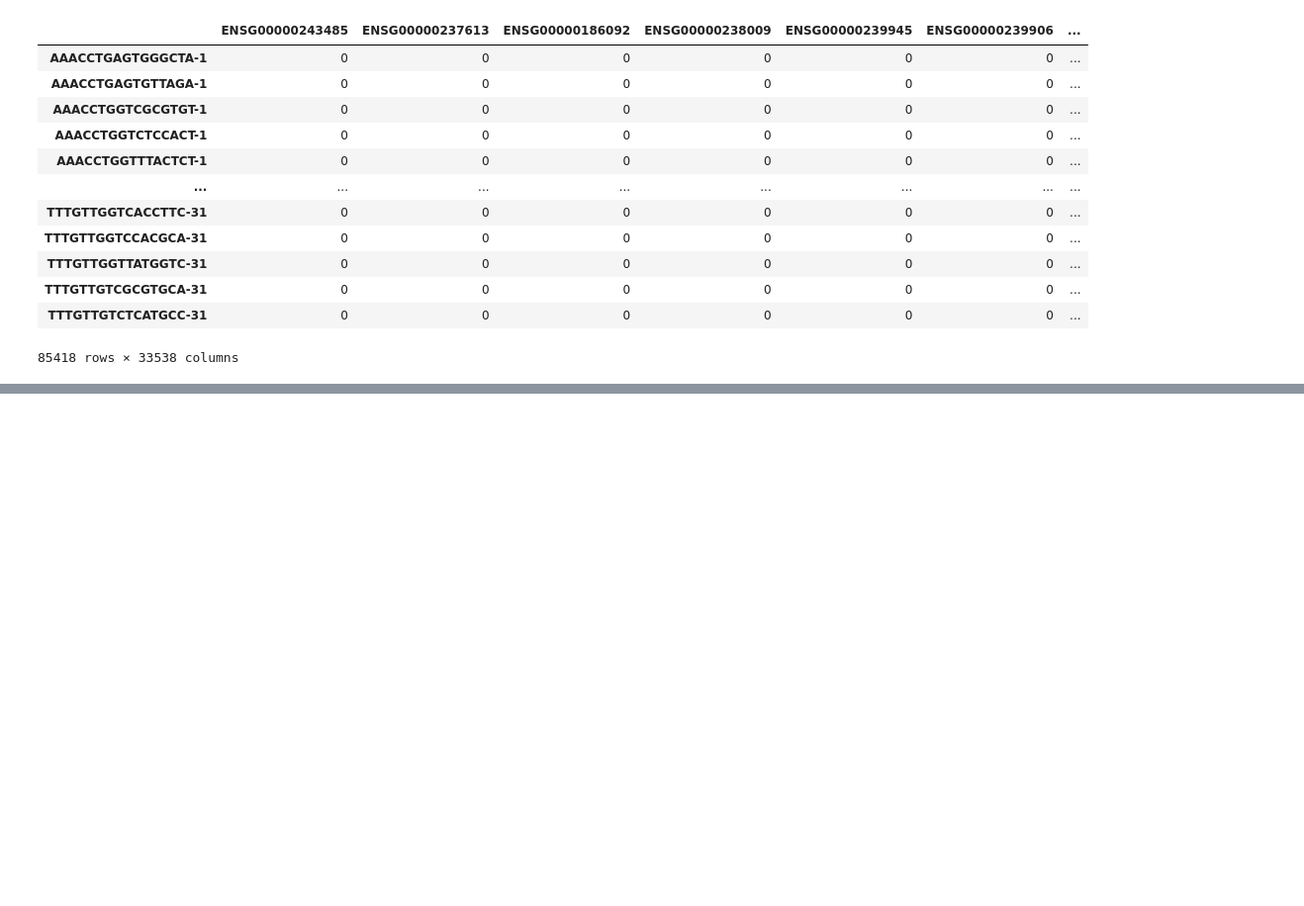
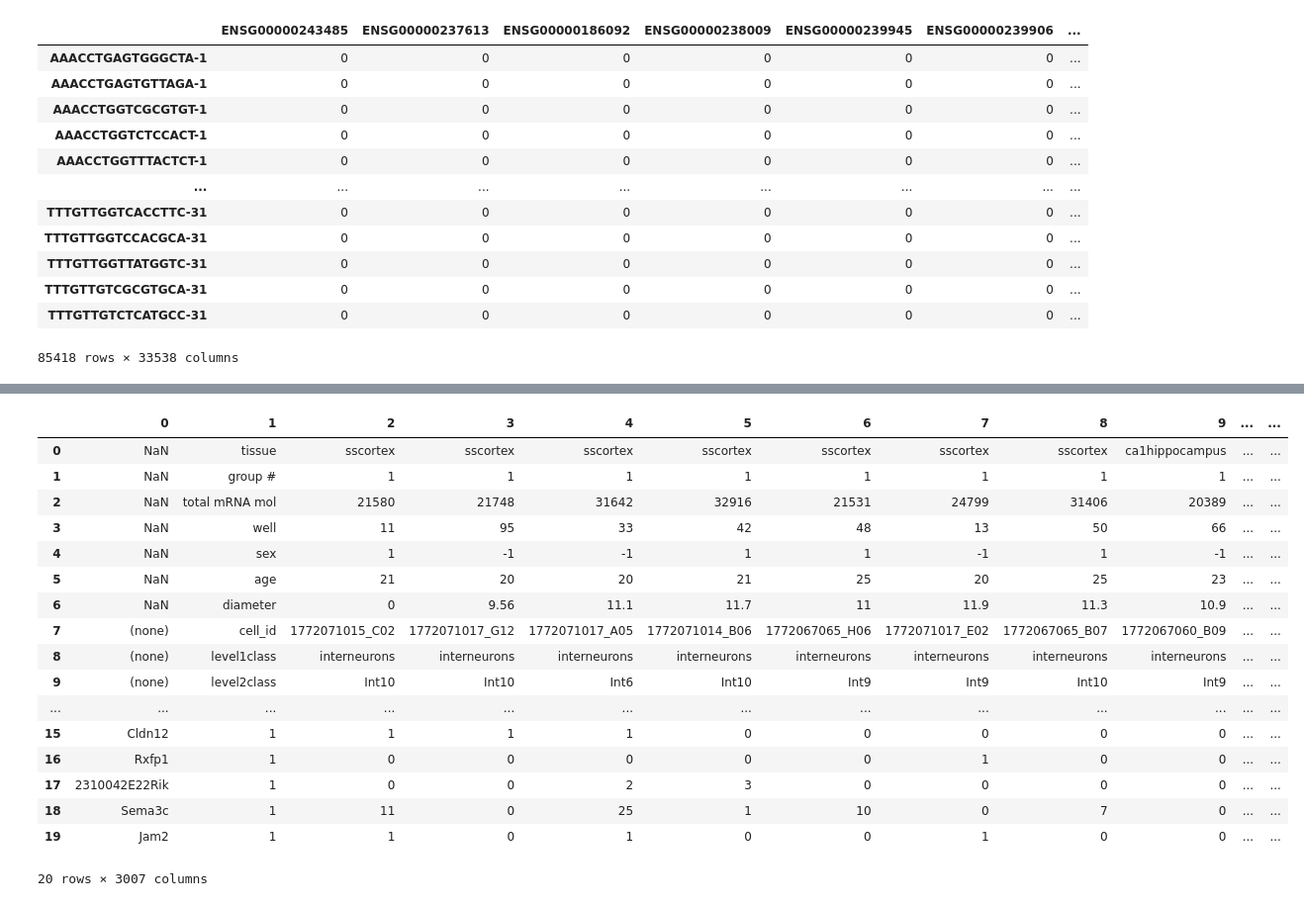
Before and after one commit to Neermita18/Spatial_gene_enhancement_bio_intern, a Jupyter notebook: scRNA+spatial_data.ipynb, the cells around one changed output, grey strips where cells are left out. Shown at 99% size. Drawn from its saved outputs; the diff is of its cells as text; code cells hidden in the pictures; blank space fills up the shorter version.

```diff
--- a/scRNA+spatial_data.ipynb
+++ b/scRNA+spatial_data.ipynb
@@ -778,0 +817,2 @@ counts
+# %%
+cells=pd.read_csv("expression_mRNA_17-Aug-2014.txt",sep="\t", header=None, low_memory=False)
@@ -778,0 +835,21 @@ counts
+# %%
+cells.head(20)
+# %% [output]
+|  | 0 | 1 | 2 | 3 | 4 | 5 | 6 | 7 | 8 | 9 | ... | ... |
+| 0 | NaN | tissue | sscortex | sscortex | sscortex | sscortex | sscortex | sscortex | sscortex | ca1hippocampus | ... | ... |
+| 1 | NaN | group # | 1 | 1 | 1 | 1 | 1 | 1 | 1 | 1 | ... | ... |
+| 2 | NaN | total mRNA mol | 21580 | 21748 | 31642 | 32916 | 21531 | 24799 | 31406 | 20389 | ... | ... |
+| 3 | NaN | well | 11 | 95 | 33 | 42 | 48 | 13 | 50 | 66 | ... | ... |
+| 4 | NaN | sex | 1 | -1 | -1 | 1 | 1 | -1 | 1 | -1 | ... | ... |
+| 5 | NaN | age | 21 | 20 | 20 | 21 | 25 | 20 | 25 | 23 | ... | ... |
+| 6 | NaN | diameter | 0 | 9.56 | 11.1 | 11.7 | 11 | 11.9 | 11.3 | 10.9 | ... | ... |
+| 7 | (none) | cell_id | 1772071015_C02 | 1772071017_G12 | 1772071017_A05 | 1772071014_B06 | 1772067065_H06 | 1772071017_E02 | 1772067065_B07 | 1772067060_B09 | ... | ... |
+| 8 | (none) | level1class | interneurons | interneurons | interneurons | interneurons | interneurons | interneurons | interneurons | interneurons | ... | ... |
+| 9 | (none) | level2class | Int10 | Int10 | Int6 | Int10 | Int9 | Int9 | Int10 | Int9 | ... | ... |
+| ... | ... | ... | ... | ... | ... | ... | ... | ... | ... | ... | ... | ... |
+| 15 | Cldn12 | 1 | 1 | 1 | 1 | 0 | 0 | 0 | 0 | 0 | ... | ... |
+| 16 | Rxfp1 | 1 | 0 | 0 | 0 | 0 | 0 | 1 | 0 | 0 | ... | ... |
+| 17 | 2310042E22Rik | 1 | 0 | 0 | 2 | 3 | 0 | 0 | 0 | 0 | ... | ... |
+| 18 | Sema3c | 1 | 11 | 0 | 25 | 1 | 10 | 0 | 7 | 0 | ... | ... |
+| 19 | Jam2 | 1 | 1 | 0 | 1 | 0 | 0 | 1 | 0 | 0 | ... | ... |
+20 rows × 3007 columns
```
Also changed, not shown: parts of 23 cells of this notebook.
